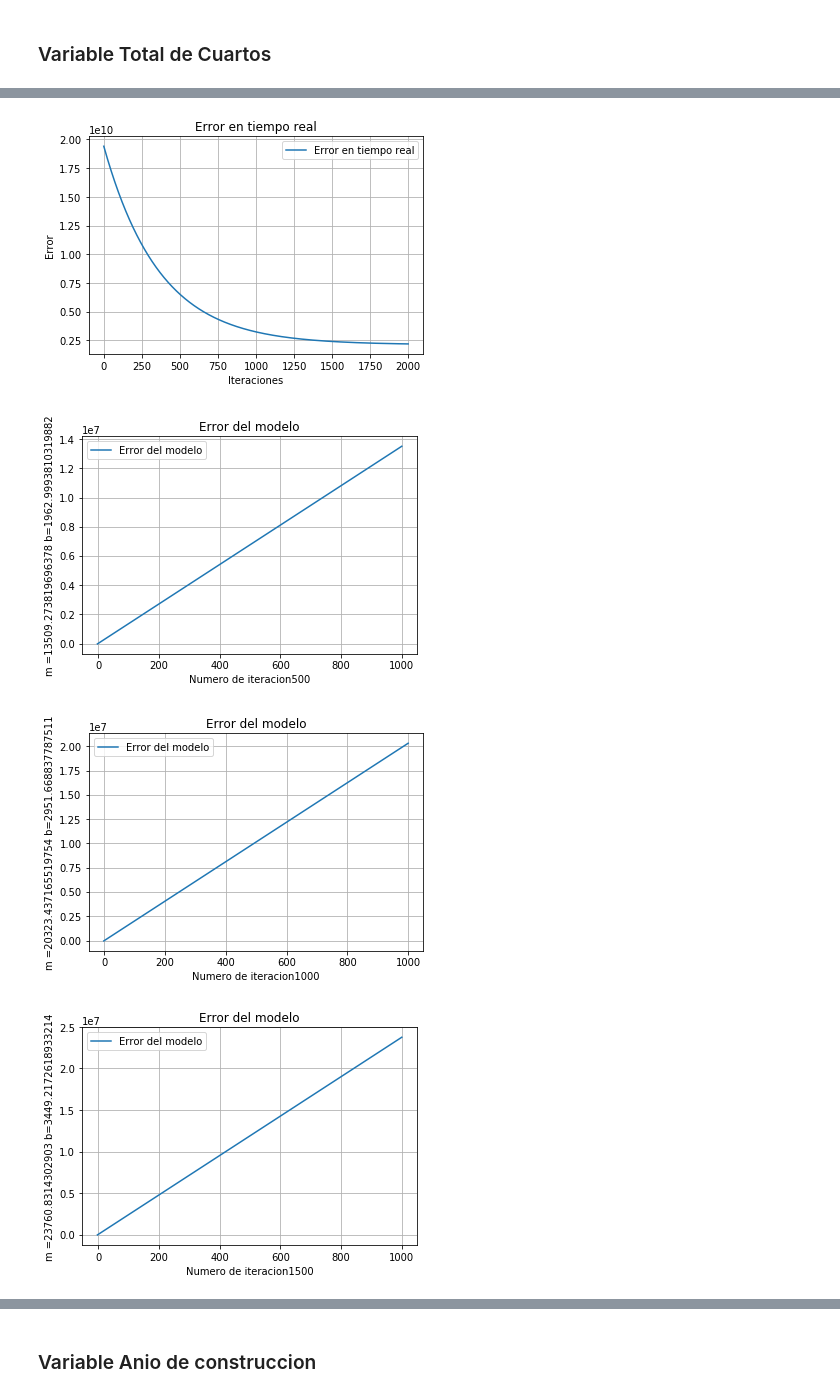
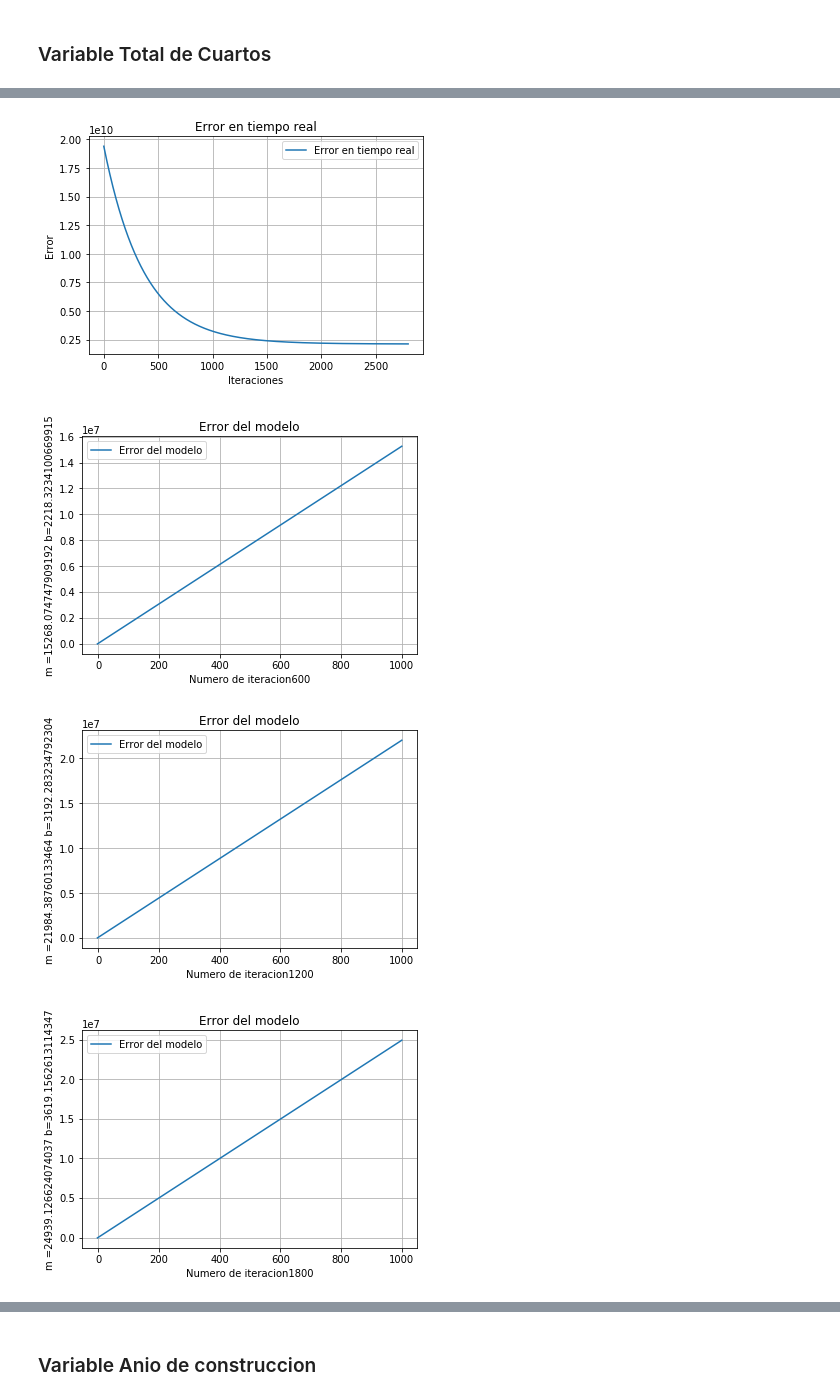
Before and after one commit to franmorales/DSGalileo, a Jupyter notebook: pyProject.ipynb, the cells around one changed output, grey strips where cells are left out. Saved outputs shown, nothing was run; the diff lists cells and outputs as text; code cells hidden in the pictures.

```diff
--- a/pyProject.ipynb
+++ b/pyProject.ipynb
@@ -432,7 +427,7 @@ El error del presente modelo es:  [1.97054084e+09] el numero de iteracion es: 10
 # %% [markdown]
 ### Variable Total de Cuartos
 # %%
-manualMB3 = trainingFunction(x = X3ArrayTrain, y = YArrayTrain, ite = 2000,showError=200, learnR=0.00003)
+manualMB3 = trainingFunction(x = X3ArrayTrain, y = YArrayTrain, ite = 2800,showError=400, learnR=0.00003)
 visualizacionError(manualMB3[1])
-visualizacionModelos(dataStruct=manualMB3[0],n= 500)
+visualizacionModelos(dataStruct=manualMB3[0],n= 600)
 # %% [output]
@@ -449,4 +441,4 @@ El error del presente modelo es:  [2.18658247e+09] el numero de iteracion es: 20
-[figure, old version]
+[figure, new version]
-[figure, old version]
+[figure, new version]
-[figure, old version]
+[figure, new version]
-[figure, old version]
+[figure, new version]
```
Also changed, not shown: parts of 5 cells of this notebook.
